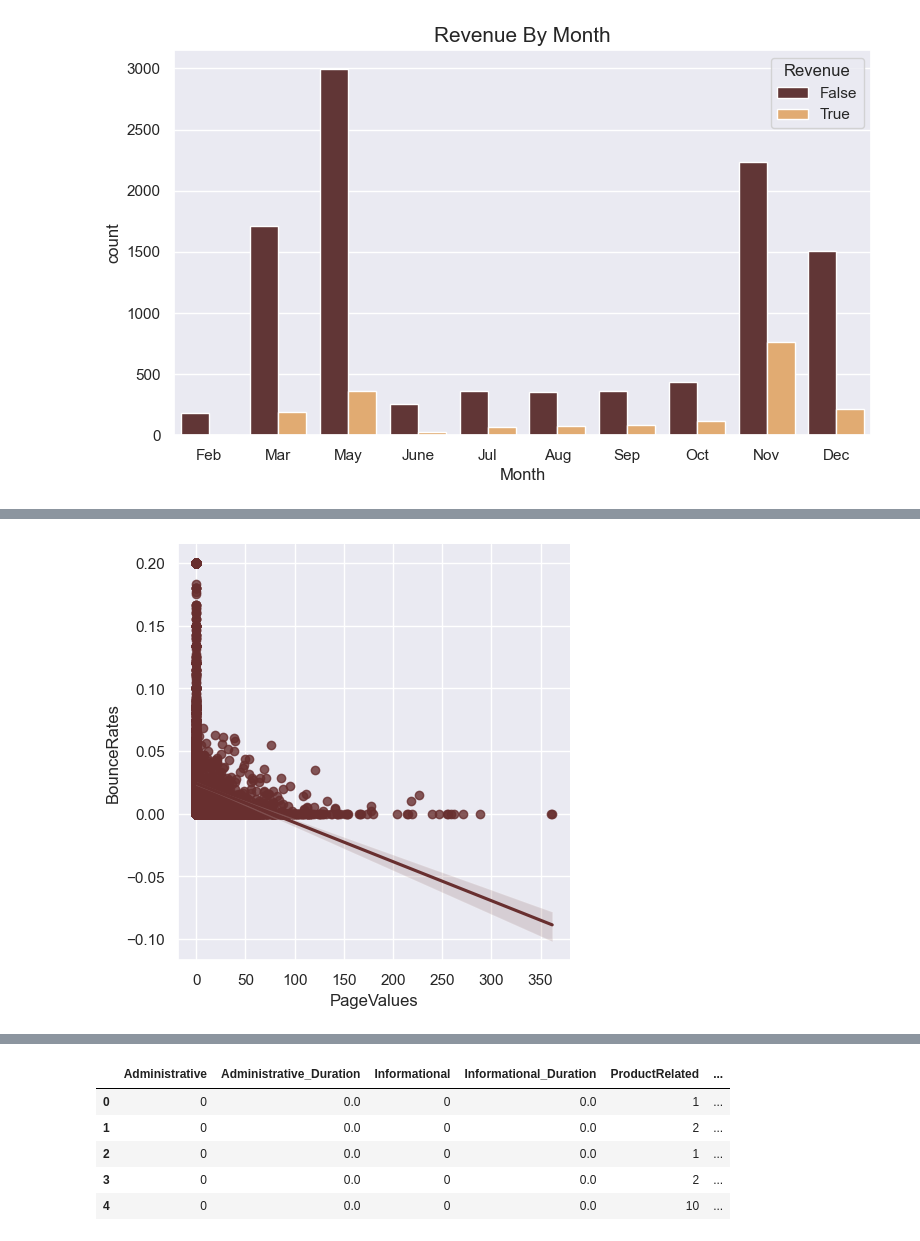
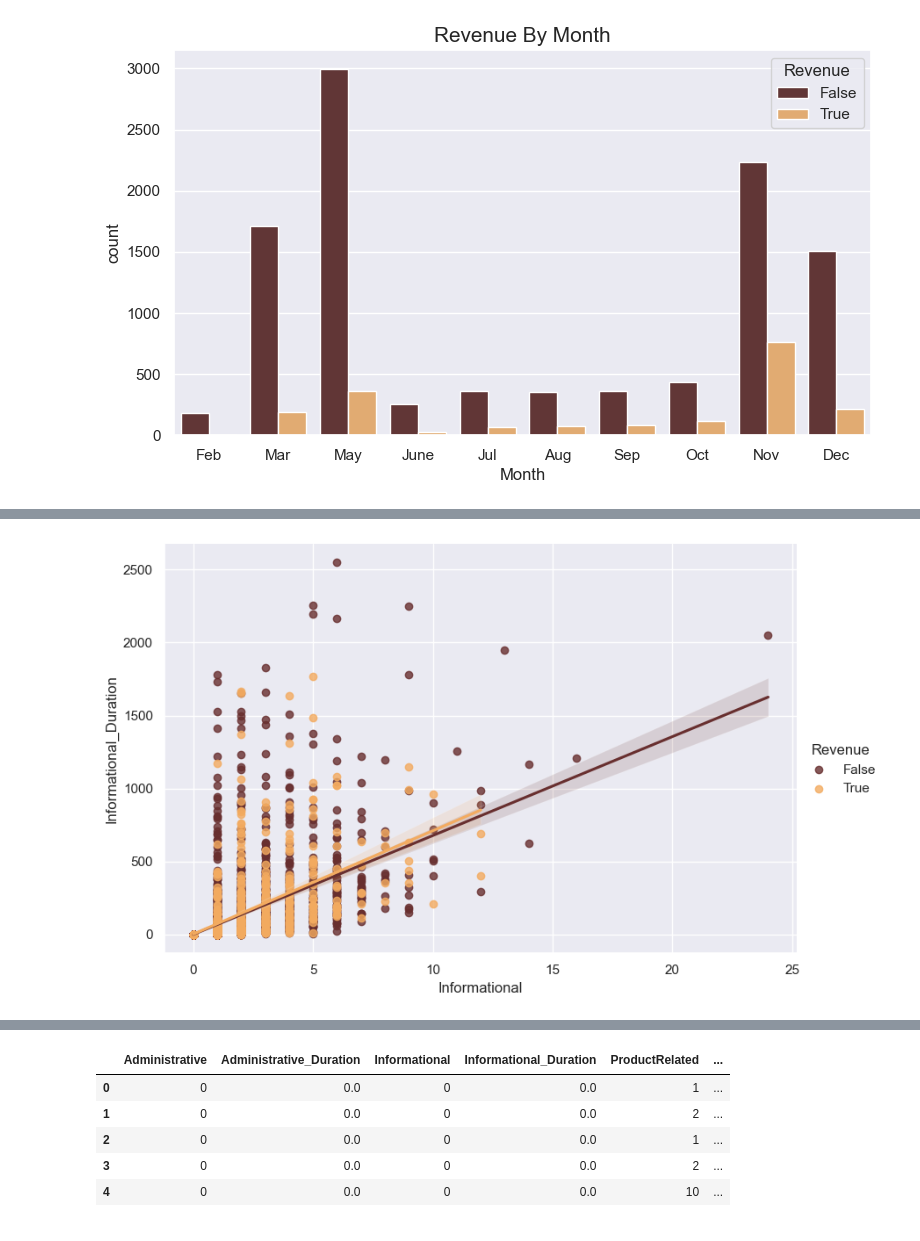
Before and after one commit to nitinjosephrepo/Analyzing-Online-Shopper-Purchase-Intention, a Jupyter notebook: Online-Shopper-Purchase-Intention.ipynb, the cells around one changed output, grey strips where cells are left out. Drawn from its saved outputs; the diff is of its cells as text; code cells hidden in the pictures.

```diff
--- a/Online-Shopper-Purchase-Intention.ipynb
+++ b/Online-Shopper-Purchase-Intention.ipynb
@@ -152,5 +176,6 @@ Text(0.5, 1.0, 'Exit and Bounce Rates')
 # %%
 
-ax = sns.lmplot(x="PageValues", y="BounceRates" , data=df)
+ax = sns.lmplot(x="Informational", y="Informational_Duration",\
+                hue='Revenue', data=df,height=5.5, aspect=1.5)
 # %% [output]
-[figure, old version]
+[figure, new version]
```
Also changed, not shown: parts of 25 cells of this notebook.
